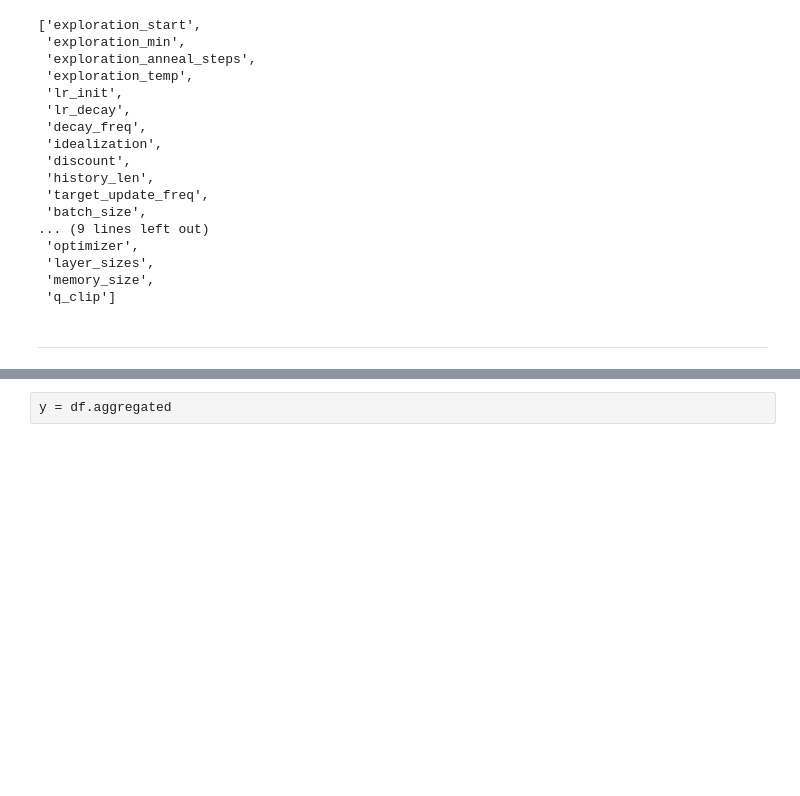
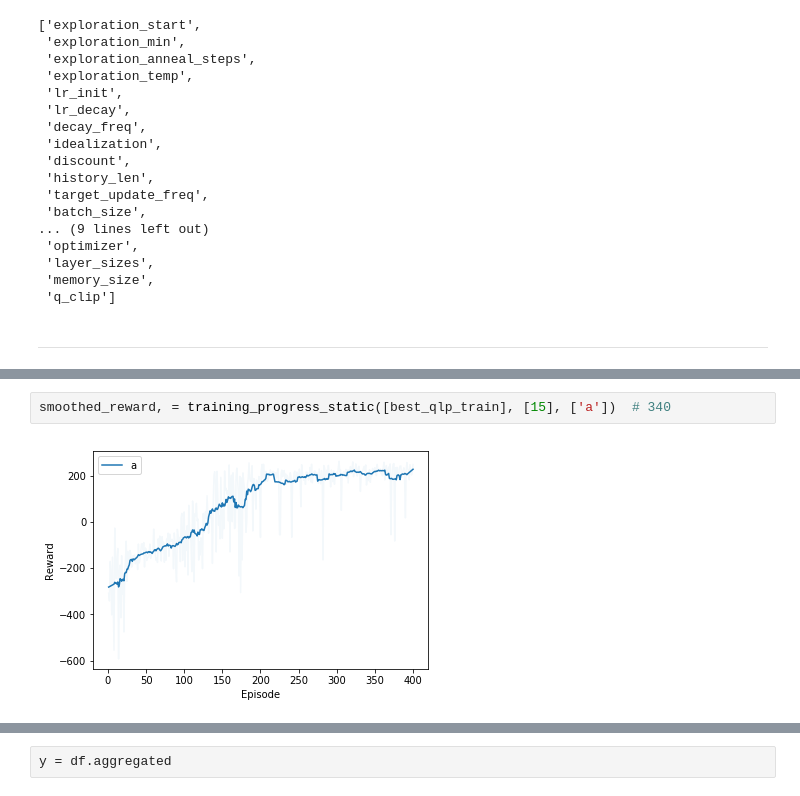
Before and after one commit to stefan-niculae/lunar-rainbow, a Jupyter notebook: gather_priors.ipynb, the cells around one changed output, grey strips where cells are left out. Cells and saved outputs as stored; diff of their text form; blank space fills up the shorter version.

```diff
--- a/gather_priors.ipynb
+++ b/gather_priors.ipynb
@@ -129,0 +321,4 @@ df = pd.DataFrame(dicts)
+# %%
+smoothed_reward, = training_progress_static([best_qlp_train], [15], ['a'])  # 340
+# %% [output]
+[figure, added]
```
Also changed, not shown: parts of 27 cells of this notebook, 34 other files.
